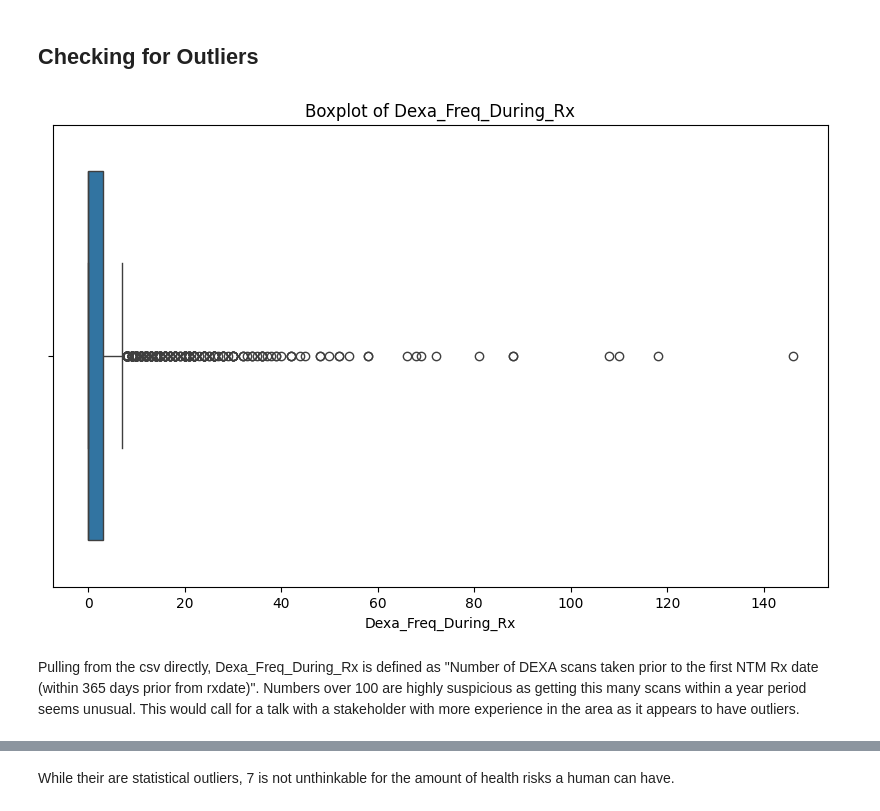
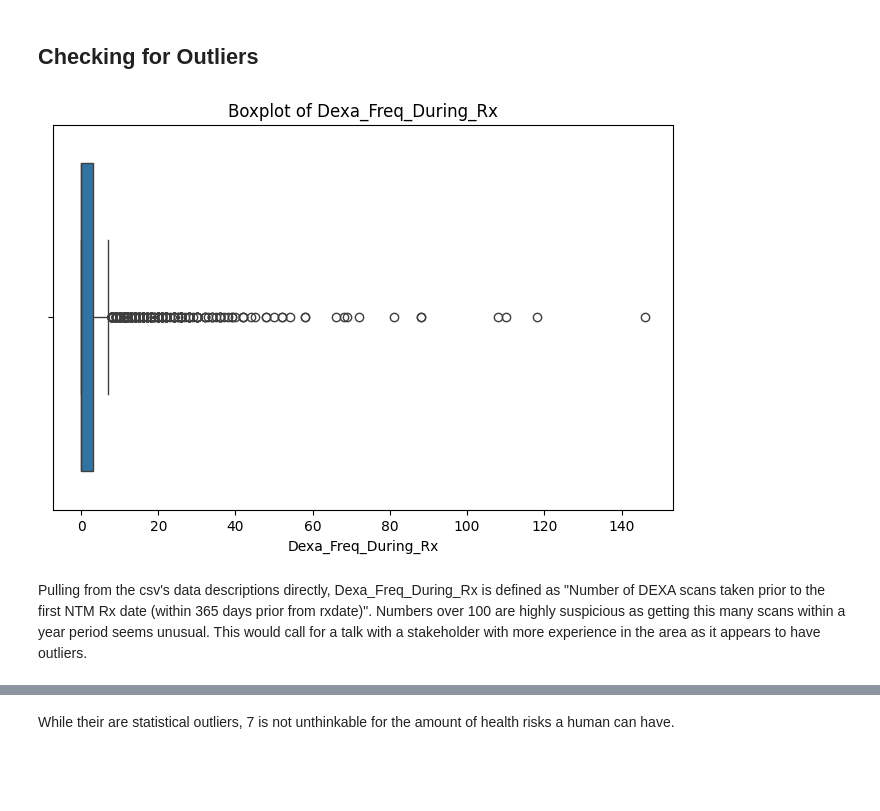
Before and after one commit to matthewiversen/data-glacier-internship, a Jupyter notebook: week-10/notebook.ipynb, the cells around one changed output, grey strips where cells are left out. Saved outputs shown, nothing was run; the diff lists cells and outputs as text; code cells hidden in the pictures; blank space fills up the shorter version.

```diff
--- a/week-10/notebook.ipynb
+++ b/week-10/notebook.ipynb
@@ -124,13 +126,13 @@ The data is all objects, aside from 2 int64 columns.
 ## Checking for Outliers
 # %%
 # plot the Dexa_Freq_During_Rx outliers
-plt.figure(figsize=(10, 6))
+plt.figure(figsize=(8, 5))
 sns.boxplot(x=df["Dexa_Freq_During_Rx"])
 plt.title("Boxplot of Dexa_Freq_During_Rx")
 plt.show()
 # %% [output]
-[figure, old version]
+[figure, new version]
 # %% [markdown]
-Pulling from the csv directly, Dexa_Freq_During_Rx is defined as "Number of DEXA scans taken prior to the first NTM Rx date (within 365 days prior from rxdate)". Numbers over 100 are highly suspicious as getting this many scans within a year period seems unusual. This would call for a talk with a stakeholder with more experience in the area as it appears to have outliers.
+Pulling from the csv's data descriptions directly, Dexa_Freq_During_Rx is defined as "Number of DEXA scans taken prior to the first NTM Rx date (within 365 days prior from rxdate)". Numbers over 100 are highly suspicious as getting this many scans within a year period seems unusual. This would call for a talk with a stakeholder with more experience in the area as it appears to have outliers.
 # %%
 # plot the Dexa_Freq_During_Rx outliers
```
Also changed, not shown: parts of 9 cells of this notebook.
